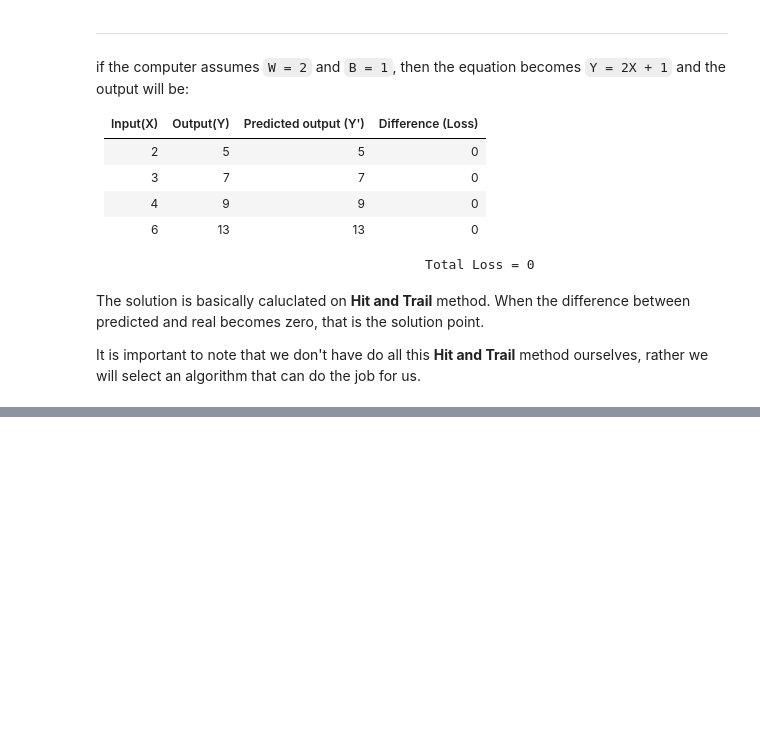
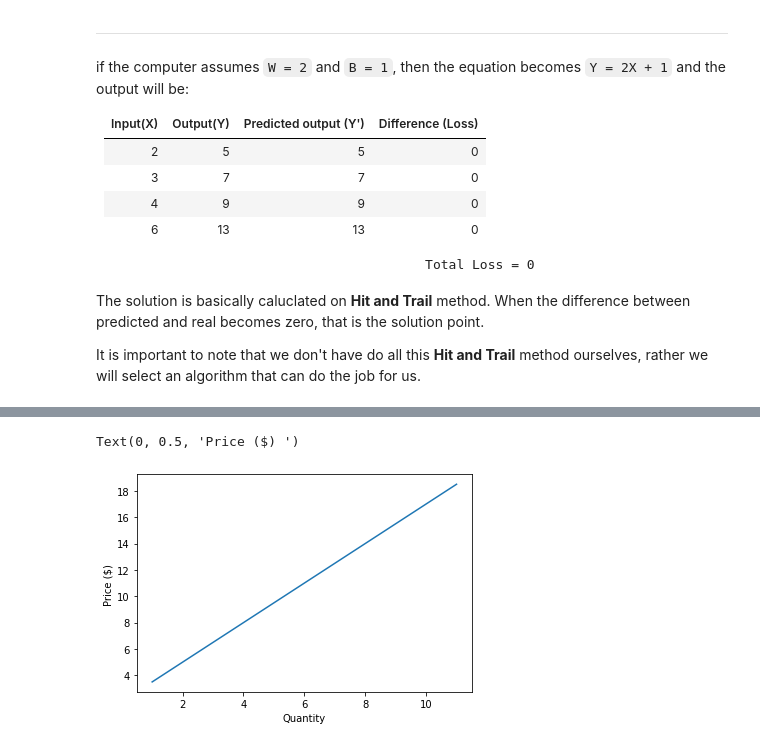
Before and after one commit to Hamza-Codes/https---github.com-Hamza-Codes-MyJupyterNotebooks, a Jupyter notebook: machine_learning_crashcourse.ipynb, the cells around one changed output, grey strips where cells are left out. Saved outputs shown, nothing was run; the diff lists cells and outputs as text; code cells hidden in the pictures; blank space fills up the shorter version.

```diff
--- a/machine_learning_crashcourse.ipynb
+++ b/machine_learning_crashcourse.ipynb
@@ -136,0 +161,10 @@ It is important to note that we don't have do all this __Hit and Trail__ method
+# %%
+# Drawing a simple 2D graph based on the data given above.
+
+import matplotlib.pyplot as plt
+plt.plot([1,2,3,4,5,10,11],[3.50,5.00,6.50,8.00,9.50,17.00,18.50])
+plt.xlabel("Quantity")
+plt.ylabel("Price ($) ")
+# %% [output]
+Text(0, 0.5, 'Price ($) ')
+[figure, added]
```
Also changed, not shown: parts of 4 cells of this notebook, 1 other file.
